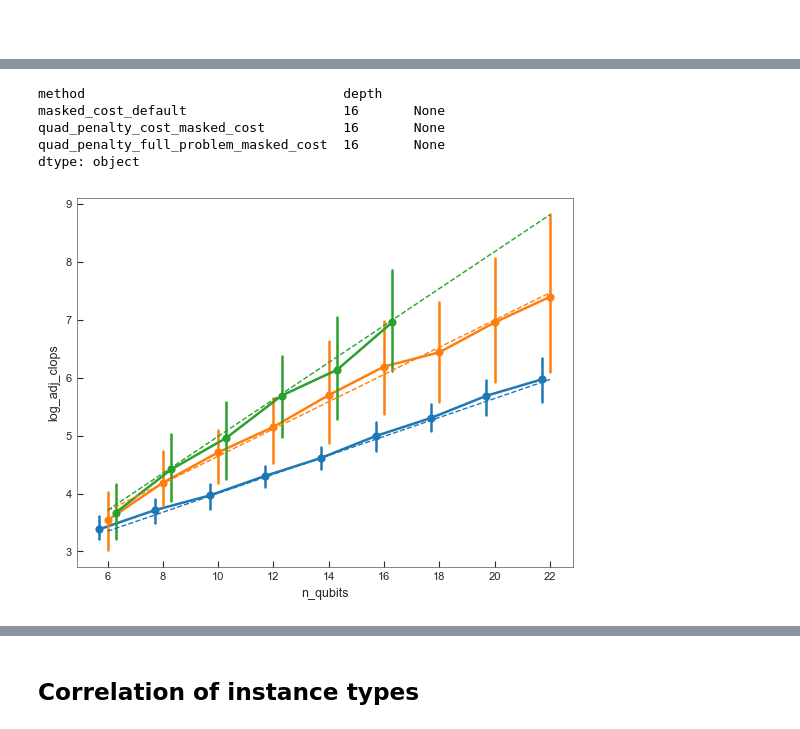
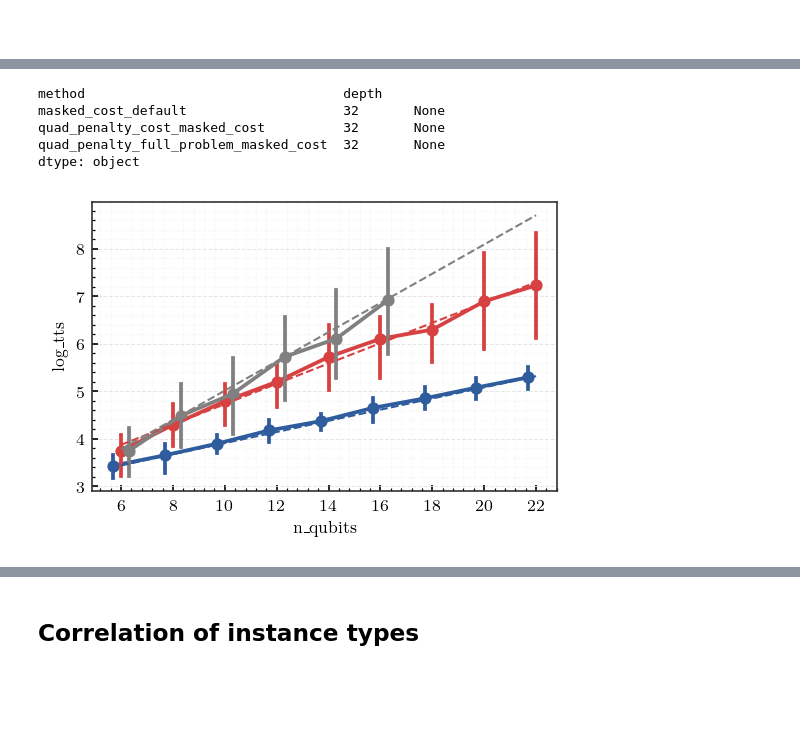
Before and after one commit to dbucher97/fast-qaoa-c, a Jupyter notebook: notebooks/eval/int_analysis2.ipynb, the cells around one changed output, grey strips where cells are left out. Saved outputs shown, nothing was run; the diff lists cells and outputs as text; code cells hidden in the pictures; blank space fills up the shorter version.

```diff
--- a/notebooks/eval/int_analysis2.ipynb
+++ b/notebooks/eval/int_analysis2.ipynb
@@ -21,10 +22,17 @@ df = pd.read_feather("../../results/int_main2.feather")
 
 df = df.query("qaoa != 'qpe'")
 
+
 df["method"] = df.qaoa + "_" + df.cost
+replacer = {"masked_cost_default": "IF-QAOA", "quad_penalty_cost_masked_cost": "Virtual Penalty", "quad_penalty_full_problem_masked_cost": "Slack Penalty"}
+clean_names = {"depth": "QAOA Layer $p$", "rnd_approx_ratio": "RAAR", "tts": "TTS [CLOPS]", "p_opt": r"$p_\text{opt}$", "repeats": "Repeats", "p_999": r"$p_{99.9\%}$", "p_99": r"$p_{99\%}$", "p_9": r"$p_{90\%}$", "n_qubits": "Problem Size $N$"}
+df["Method"] = df.method.replace(replacer)
+
 
 df = df[np.logical_not(np.isnan(df.n_qubits))]
 # df = df[np.logical_or(df.cost == "masked_cost", df.qaoa == "masked_cost")]
 
 df["depth"] = df.depth.astype(int)
 df["problem_id"] = df.problem_id.astype(int)
+
+df = df.drop(df.query("n_qubits == 20 and depth > 32").index)
@@ -36 +39,5 @@ array(['masked_cost_default', 'quad_penalty_cost_masked_cost',
+# %%
+depths = df.depth.unique()
+
+df["fitting_depth"] = df.n_qubits.transform(lambda x: depths[np.argmin(np.abs(x - depths))])
 # %%
@@ -47,7 +75,9 @@ add_lengths_to_df(df, IntegerKnapsack)
 # %%
-df["adj_clops"] = df.clops * np.ceil(np.log(0.01) / np.log(1 - df.p_opt))
-df["log_adj_clops"] = np.log10(df.adj_clops)
+df["repeats"] = np.ceil(np.log(0.01) / np.log(1 - df.p_opt))
+df["tts"] = df.clops * df.repeats
+df["log_tts"] = np.log10(df.tts)
 
-df_fit = fit_multi(df, x="n_qubits", y="log_adj_clops", groupby=["method", "depth"])
+df_fit = fit_multi(df, x="n_qubits", y="log_tts", groupby=["method", "depth"])
 
-df_fit
+df_opt = df.groupby(["problem_id", "method", "n_qubits"], group_keys=False).apply(lambda x: x.iloc[x.tts.argmin()], include_groups=False).reset_index()
+df_opt_fit = fit_multi(df_opt, x="n_qubits", y="log_tts", groupby=["method"])
@@ -72,0 +126,11 @@ df_fit
+# %%
+styling.subplots()
+sns.pointplot(df_opt, x="n_qubits", y="log_tts", hue="Method", errorbar=("pi", 50))
+
+def plot_fit(d):
+    x  = np.arange(6, 23, 2)
+    plt.plot(np.arange(len(x)),  d.intercept + d.slope * x, linestyle="--")
+
+df_opt_fit.apply(plot_fit, axis=1)
+df_opt_fit["scale"] = 10 ** df_opt_fit.slope
+df_opt_fit
@@ -73,24 +144,26 @@ df_fit
 # %%
 # qp.plot_setup()
 
-sns.pointplot(df.query("depth==16"), x="n_qubits", y="log_adj_clops", hue="method", dodge=0.3, legend=False, errorbar=("pi",50))
+styling.subplots()
+
+sns.pointplot(df.query("depth==32"), x="n_qubits", y="log_tts", hue="method", dodge=0.3, legend=False, errorbar=("pi",50))
 # x = np.arange(6, 24, 2)
 # plt.plot(x, (0.2829 + 0.005) * x + 1.04)
 
 # plt.yscale("log")
 
 
 
 x = np.linspace(6, 22, 100)
 xi = np.linspace(0, (22 - 6) / 2, 100)
 def plot_fit(d):
     plt.plot(xi,  d.intercept + d.slope * x, linestyle="--")
 
-df_fit.query("depth == 16").apply(plot_fit, axis=1)
+df_fit.query("depth == 32").apply(plot_fit, axis=1)
 # %% [output]
 method                                 depth
-masked_cost_default                    16       None
-quad_penalty_cost_masked_cost          16       None
-quad_penalty_full_problem_masked_cost  16       None
+masked_cost_default                    32       None
+quad_penalty_cost_masked_cost          32       None
+quad_penalty_full_problem_masked_cost  32       None
 dtype: object
-[figure, old version]
+[figure, new version]
```
Also changed, not shown: parts of 49 cells of this notebook, 43 other files.
